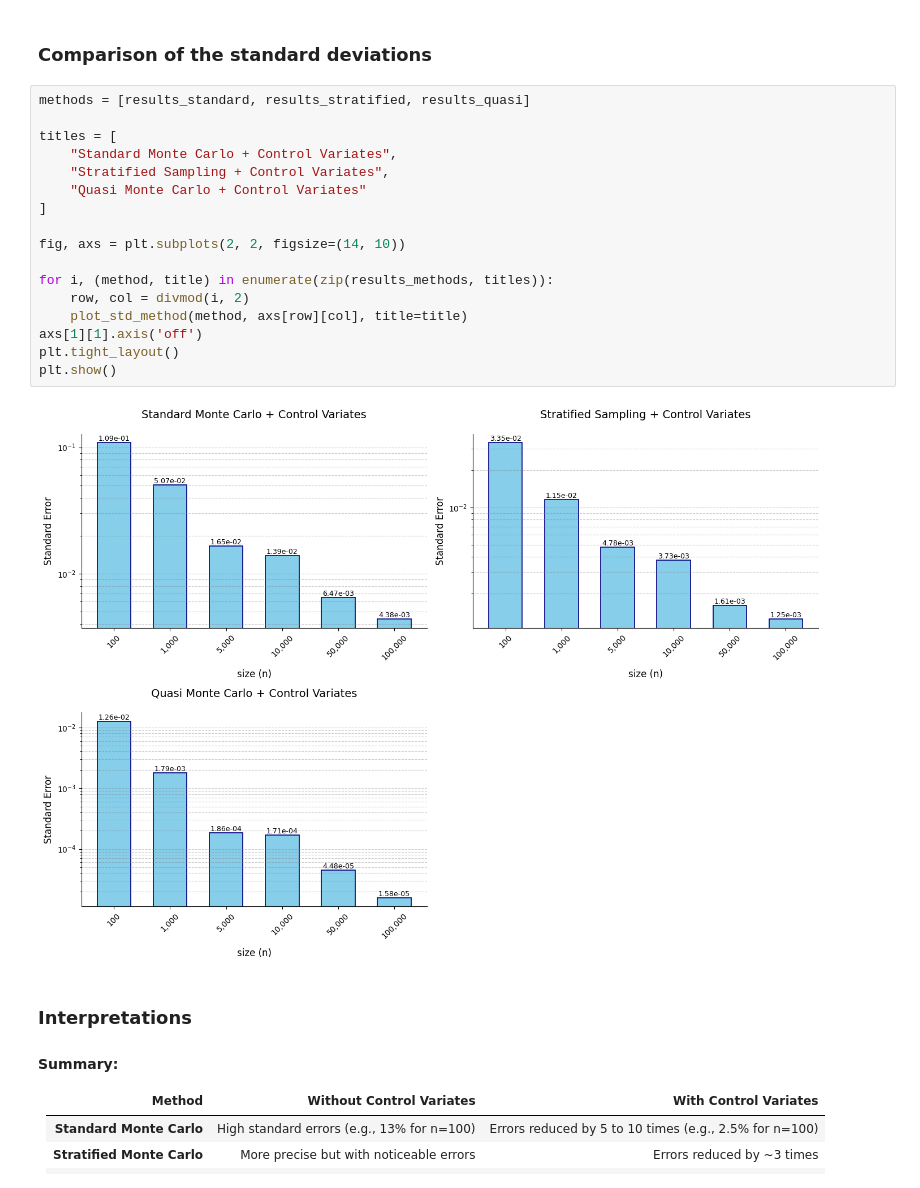
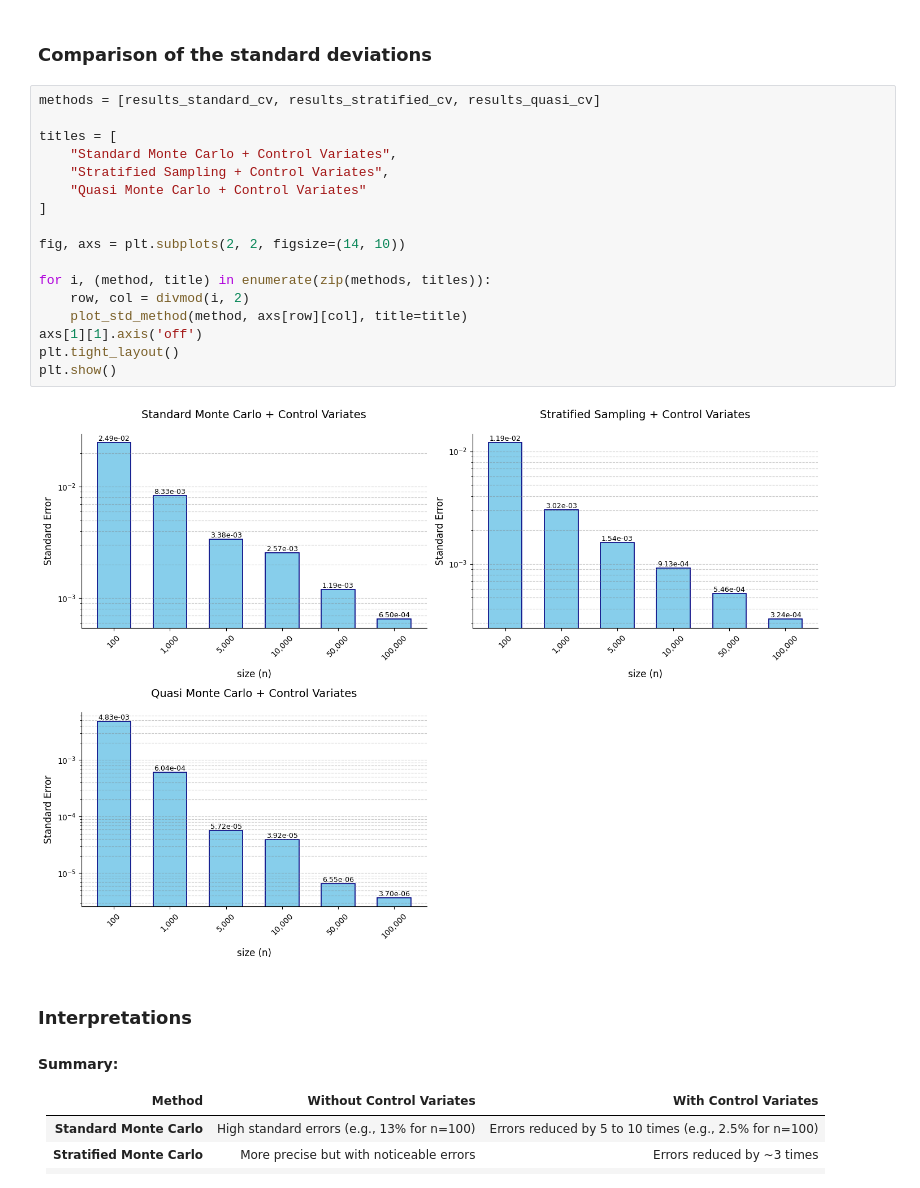
Before and after one commit to Leooryx/Euler_Monte_Carlo, a Jupyter notebook: main.ipynb, the cells around one changed output. Saved outputs shown, nothing was run; the diff lists cells and outputs as text.

```diff
--- a/main.ipynb
+++ b/main.ipynb
@@ -562,24 +559,24 @@ Sample size: 100000
 # %% [markdown]
 ### Comparison of the standard deviations
 # %%
-methods = [results_standard, results_stratified, results_quasi]
+methods = [results_standard_cv, results_stratified_cv, results_quasi_cv]
 
 titles = [
     "Standard Monte Carlo + Control Variates",
     "Stratified Sampling + Control Variates",
     "Quasi Monte Carlo + Control Variates"
 ]
 
 fig, axs = plt.subplots(2, 2, figsize=(14, 10))
 
-for i, (method, title) in enumerate(zip(results_methods, titles)):
+for i, (method, title) in enumerate(zip(methods, titles)):
     row, col = divmod(i, 2)
     plot_std_method(method, axs[row][col], title=title)
 axs[1][1].axis('off')
 plt.tight_layout()
 plt.show()
 # %% [output]
-[figure, old version]
+[figure, new version]
 # %% [markdown]
 ### Interpretations
 
```
Also changed, not shown: parts of 7 cells of this notebook.
